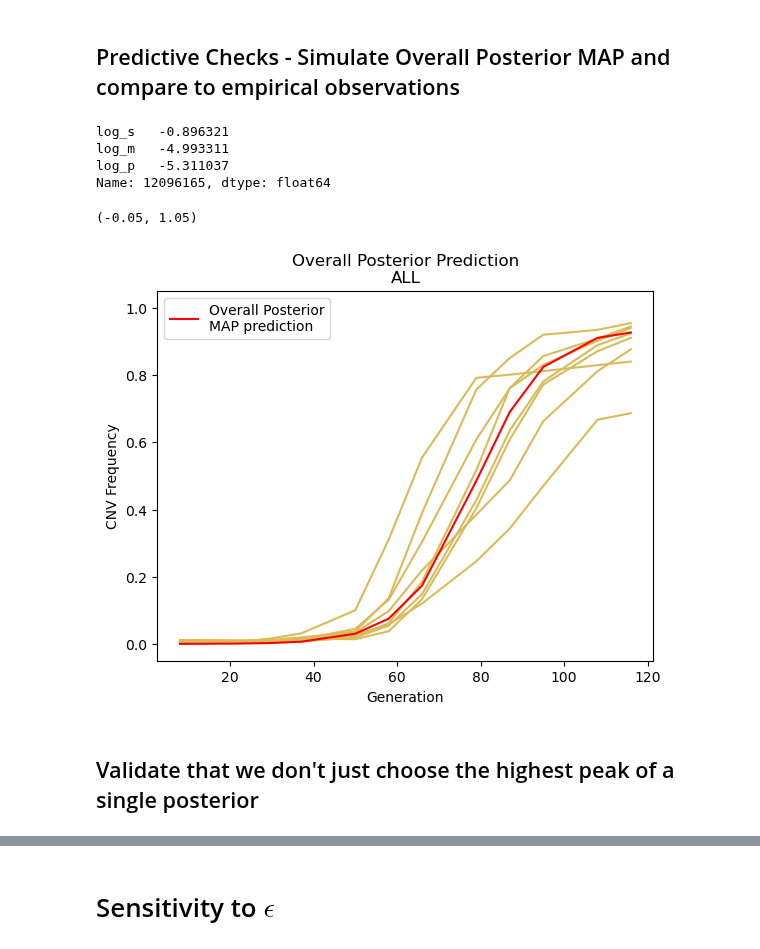
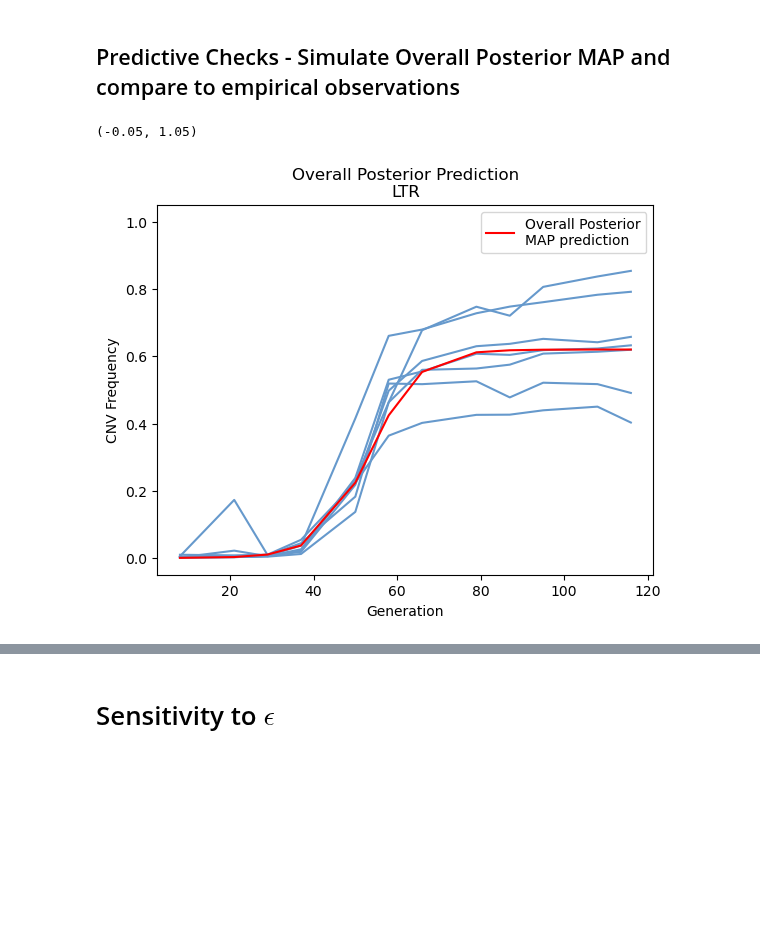
Before and after one commit to yoavram-lab/chuong_et_al, a Jupyter notebook: Overall Posterior.ipynb, the cells around one changed output, grey strips where cells are left out. Saved outputs shown, nothing was run; the diff lists cells and outputs as text; code cells hidden in the pictures; blank space fills up the shorter version.

Commit message:
changed Overall Posterior notebook to use the class instead of grid inside the notebook

```diff
--- a/Overall Posterior.ipynb
+++ b/Overall Posterior.ipynb
@@ -71 +16,23 @@ def get_overall_posterior(prior,posterior,line,n,ϵ):
+# %%
+# Prior doesn't have to be identical to network's prior
+prior_min = np.log10(np.array([1e-2,1e-7,1e-8]))
+prior_max = np.log10(np.array([1,1e-2,1e-2]))
+prior = utils.BoxUniform(low=torch.tensor(prior_min),
+                         high=torch.tensor(prior_max))
+posterior_chuong = pickle.load(open(f'posteriors/posterior_chuong.pkl', 'rb'))
+posterior_lauer = pickle.load(open(f'posteriors/posterior_lauer.pkl', 'rb'))
+n_eval = 300
+epsilon = -250
+log_Cs = pd.read_csv('posteriors/log_Cs.csv', index_col=0)
+overall_posteriors = {}
+
+lines = ['wt', 'ltr', 'ars', 'all', 'lauer']
+for line in lines:
+    amortized_posterior = posterior_lauer if line=='lauer' else posterior_chuong
+    Xs = pd.read_csv(f'empirical_data/{line}.csv', index_col=0)
+    log_C = float(log_Cs.loc[line,str(epsilon)])
+    op = OverallPosterior(prior, amortized_posterior, Xs, n_eval, log_C, epsilon)
+    overall_posteriors[line] = op
+
+rep_colors = {'wt':"black", 'ltr':"#6699cc", 'ars': "#e26d5c", 'all':"#DEBD52", "lauer": "grey"}
 # %% [markdown]
@@ -122,45 +61,37 @@ Text(0, 0.5, '$ln(Density)$')
 # %%
 from cnv_simulation_initial_beneficial import CNVsimulator_simpleWF
 
 # Model (simulator)
 reps = 1
 generation = pd.read_csv('Chuong_116_gens.txt', delimiter = ', ', engine='python')
 generation = generation.columns.astype('int')
 N = 3.3e8
 
 def CNVsimulator(cnv_params):
     cnv_params = np.asarray(torch.squeeze(cnv_params,0))
     states = CNVsimulator_simpleWF(reps = reps, N=N, generation=generation, seed=73, parameters=cnv_params)
     return states
 
-# Plot Overall Posterior prediction for WT
-# Get data
-wt_df = pd.read_csv(f'empirical_data/clean/{line}.csv', index_col=0)
-for i in range(len(wt_df)):
-    plt.plot(generation.tolist(), wt_df.iloc[i,:], color="#D9BB59")
+line = 'ltr'
+op = overall_posteriors[line]
+for i in range(len(op.Xs)):
+    plt.plot(generation.tolist(),op.Xs.iloc[i,:], color=rep_colors[line])
 
 # Overall MAP
-overall_map = prod_df.iloc[prod_df['log_overall_posterior'].idxmax(), 0:3]
-print(overall_map)
+overall_map = op.map
 params = torch.tensor(list(overall_map), dtype=torch.float64)
 x = CNVsimulator(params).T
 plt.plot(generation.tolist(),x, label = 'Overall Posterior\nMAP prediction', color='red')
 
 # Plotting
 plt.legend()
 # plt.title('Overall Posterior Prediction\nLTR+ARS (all) KO')
 plt.title(f'Overall Posterior Prediction\n{line.upper()}')
 
 plt.xlabel('Generation')
 plt.ylabel('CNV Frequency')
 # plt.title(f'log(s) = {float(params[0])}, log(δ) = {float(params[1])}')
 plt.ylim(-0.05,1.05)
 # %% [output]
-log_s   -0.896321
-log_m   -4.993311
-log_p   -5.311037
-Name: 12096165, dtype: float64
+(-0.05, 1.05)
-(-0.05, 1.05)
-[figure, old version]
+[figure, new version]
-# %% [markdown]
-## Validate that we don't just choose the highest peak of a single posterior
```
Also changed, not shown: parts of 24 cells of this notebook.
